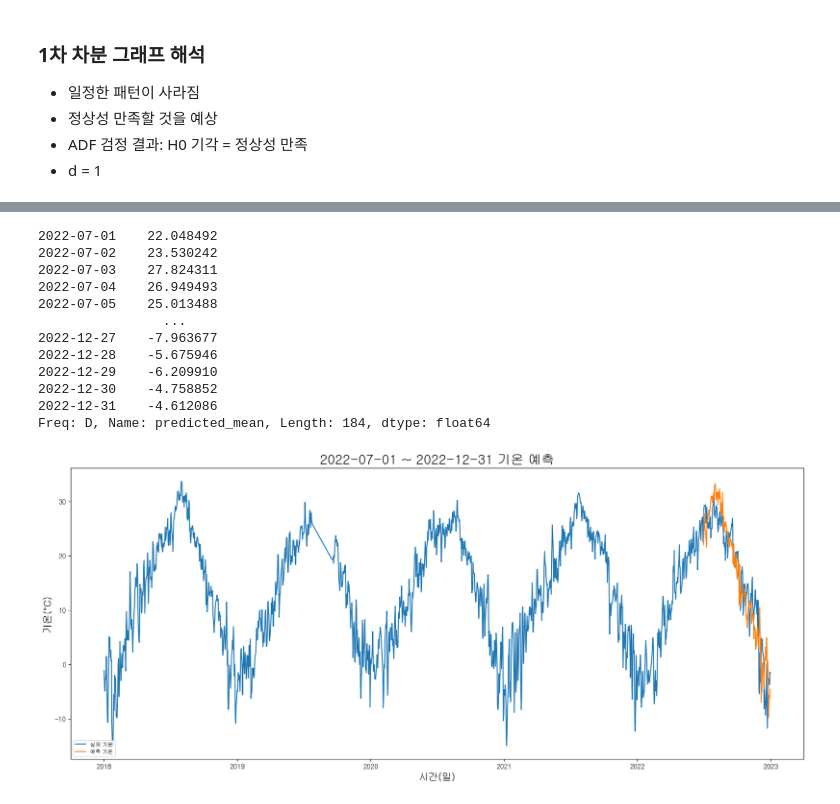
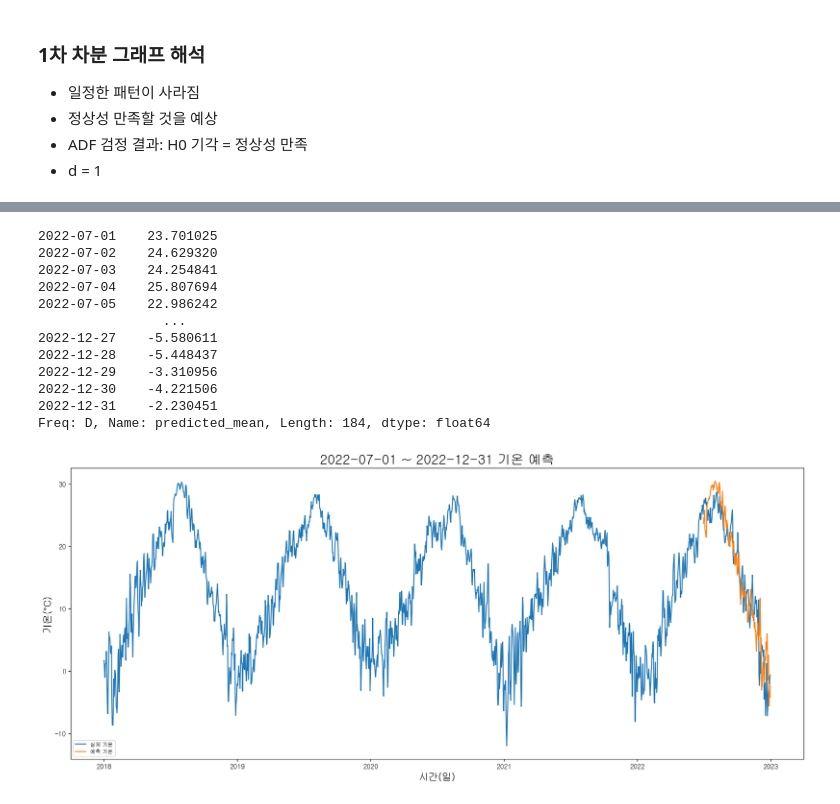
Before and after one commit to HyunJW/weather, a Jupyter notebook: data_analysis/기온 시계열예측.ipynb, the cells around one changed output, grey strips where cells are left out. Cells and saved outputs as stored; diff of their text form; code cells hidden in the pictures.

```diff
--- a/data_analysis/기온 시계열예측.ipynb
+++ b/data_analysis/기온 시계열예측.ipynb
@@ -54,4 +57,4 @@ w_seoul['일시'] = w_seoul['일시'].dt.date
 # %%
-w_seoul = w_seoul.groupby('일시').mean()
+w = w.groupby('일시').mean()
 # %%
-w_seoul.index = pd.to_datetime(w_seoul.index)
+w.index = pd.to_datetime(w.index)
@@ -58,7 +78,7 @@ w_seoul.index = pd.to_datetime(w_seoul.index)
 # %%
 # 학습용, 검증용 데이터 분리
-w_tr = w_seoul[w_seoul.index<'2022-07-01']
-w_te = w_seoul[w_seoul.index>='2022-07-01']
+w_tr = w[w.index<'2022-07-01']
+w_te = w[w.index>='2022-07-01']
 # %%
 # 시계열 그래프
 plt.figure(figsize=(22,4))
@@ -157,0 +171,4 @@ fig = sm.graphics.tsa.plot_pacf(w_tr_diff.values[1:], ax=ax2)
+# %%
+# ARIMA(5,1,4) 모형
+model = ARIMA(w_tr['기온(°C)'], order = (4,1,5)).fit()
+model.summary()
@@ -158,30 +201,28 @@ fig = sm.graphics.tsa.plot_pacf(w_tr_diff.values[1:], ax=ax2)
 # %%
-# ARIMA(5,1,4) 모형
-model = ARIMA(w_tr['기온(°C)'], order = (2,1,3)).fit()
 predictions = model.predict(start=365-len(w_te)+1, end=365,dynamic=False)
 predictions.index = pd.date_range(start='2022-07-01', end='2022-12-31')
 predictions
 # %% [output]
-2022-07-01    22.048492
-2022-07-02    23.530242
-2022-07-03    27.824311
-2022-07-04    26.949493
-2022-07-05    25.013488
+2022-07-01    23.701025
+2022-07-02    24.629320
+2022-07-03    24.254841
+2022-07-04    25.807694
+2022-07-05    22.986242
                 ...
-2022-12-27    -7.963677
-2022-12-28    -5.675946
-2022-12-29    -6.209910
-2022-12-30    -4.758852
-2022-12-31    -4.612086
+2022-12-27    -5.580611
+2022-12-28    -5.448437
+2022-12-29    -3.310956
+2022-12-30    -4.221506
+2022-12-31    -2.230451
 Freq: D, Name: predicted_mean, Length: 184, dtype: float64
 # %%
 plt.figure(figsize=(20,8))
-plt.plot(w_seoul['기온(°C)'],label='실제 기온')
+plt.plot(w['기온(°C)'],label='실제 기온')
 plt.plot(predictions,label='예측 기온')
 plt.legend(loc='lower left',fontsize=8)
 plt.title('2022-07-01 ~ 2022-12-31 기온 예측', fontsize=20)
 plt.xlabel('시간(일)', fontsize=15)
 plt.ylabel('기온(°C)', fontsize=15)
 plt.show()
 # %% [output]
-[figure, old version]
+[figure, new version]
```
Also changed, not shown: parts of 15 cells of this notebook.
